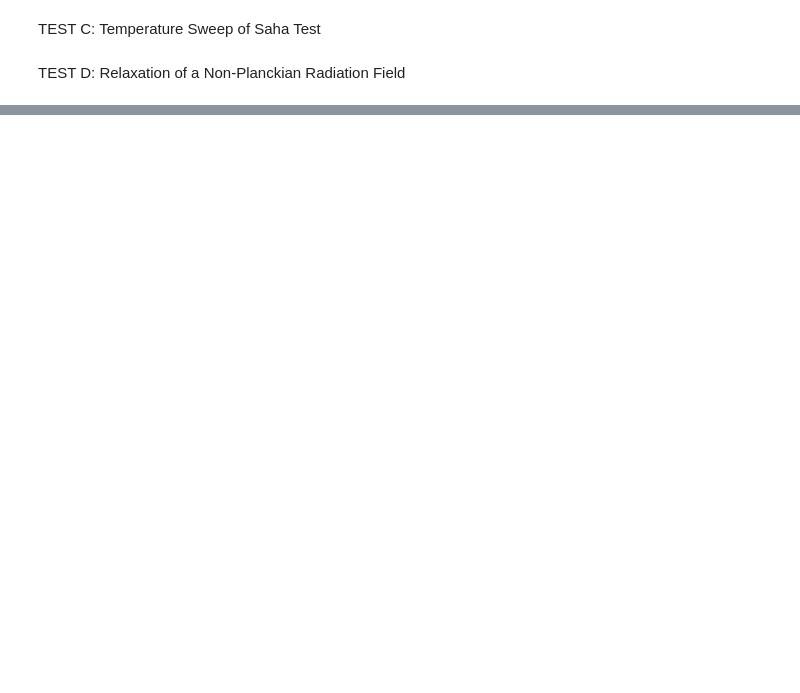
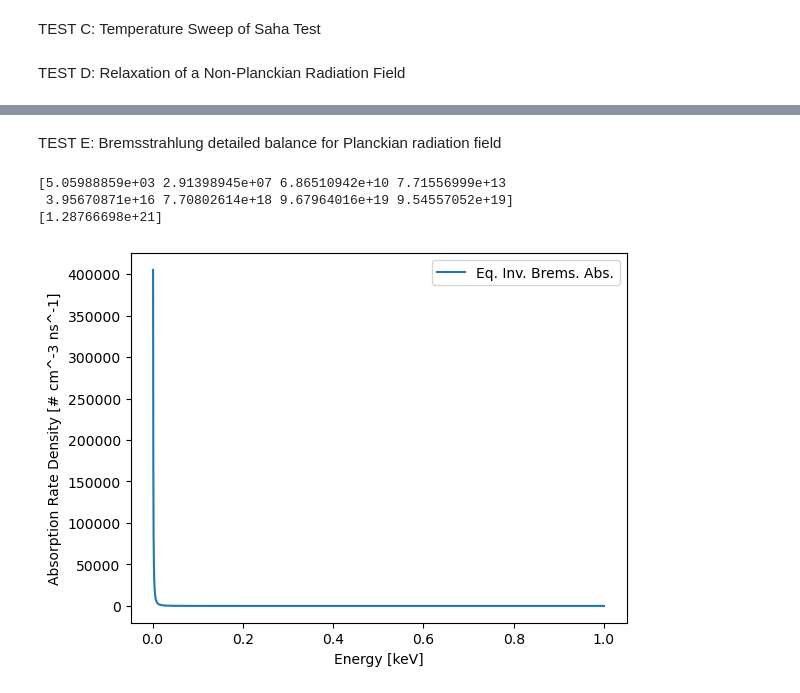
Before and after one commit to jmzola16/photoionization, a Jupyter notebook: Verification/TestEquilibrium.ipynb, the cells around one changed output, grey strips where cells are left out. Cells and saved outputs as stored; diff of their text form; code cells hidden in the pictures; blank space fills up the shorter version.

```diff
--- a/Verification/TestEquilibrium.ipynb
+++ b/Verification/TestEquilibrium.ipynb
@@ -613,0 +792,35 @@ Total ion density: 1.999999999999999e+20
+# %% [markdown]
+TEST E: Bremsstrahlung detailed balance for Planckian radiation field
+# %%
+dim = 2
+edges = np.array([0.0, 1.0, 0.0, 1.0])
+M = np.array([1, 1], dtype=np.int32)
+N_recomb_tot = 0
+N_bremsstrahlung = 0
+
+bcs = np.ones((2*dim, ), dtype=np.int32)
+
+mesh = Mesh(dim, edges, mat.Z, M, mat, n0, N_recomb_tot, N_bremsstrahlung, bcs)
+mesh.ni[mesh.get_index(0, 0), :] = n_rc_nr
+mesh.ne[mesh.get_index(0, 0)] = np.dot(n_rc_nr, np.arange(mat.Z + 1))
+print(n_rc_nr)
+print(mesh.ne)
+
+n_energy_bins = 10_000
+energies = np.logspace(-3, 0, n_energy_bins)
+ib_abs_rate = np.zeros((n_energy_bins, ))
+b_emis_rate = np.zeros((n_energy_bins, ))
+
+for ind, energy in enumerate(energies):
+    ib_abs_rate[ind] = xsf.blackbody(energy/Constants.h, T_eq)/(Constants.h*energy)*mat.ibrem_xs(mesh, mesh.get_index(0, 0), energy/Constants.h)
+
+plt.plot(energies, ib_abs_rate, label='Eq. Inv. Brems. Abs.')
+plt.xlabel("Energy [keV]")
+plt.ylabel("Absorption Rate Density [# cm^-3 ns^-1]")
+plt.legend()
+plt.show()
+# %% [output]
+[5.05988859e+03 2.91398945e+07 6.86510942e+10 7.71556999e+13
+ 3.95670871e+16 7.70802614e+18 9.67964016e+19 9.54557052e+19]
+[1.28766698e+21]
+[figure, added]
```
Also changed, not shown: parts of 15 cells of this notebook, 5 other files.
